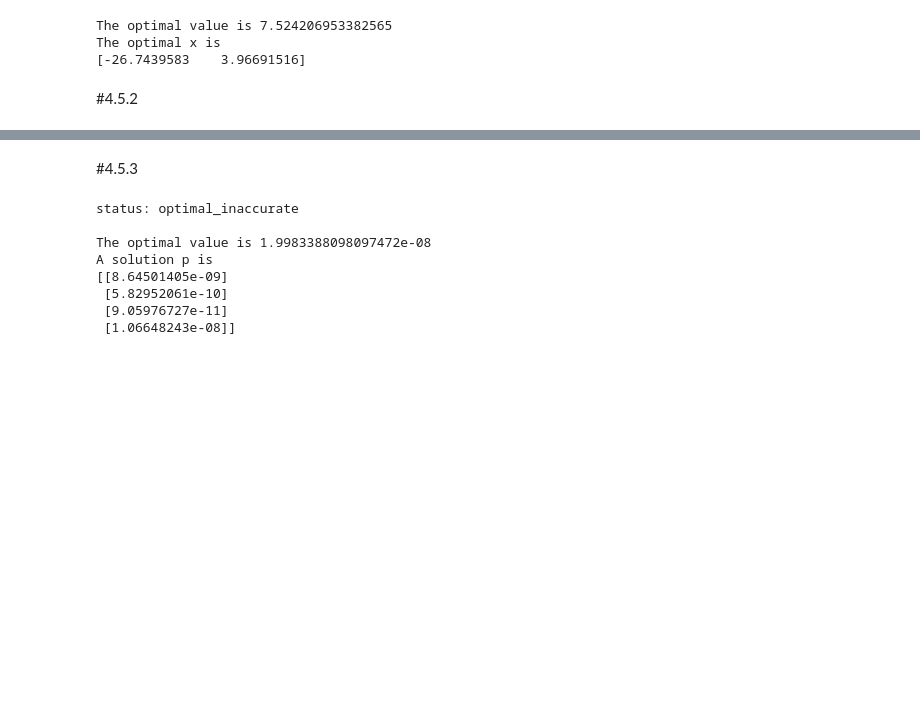
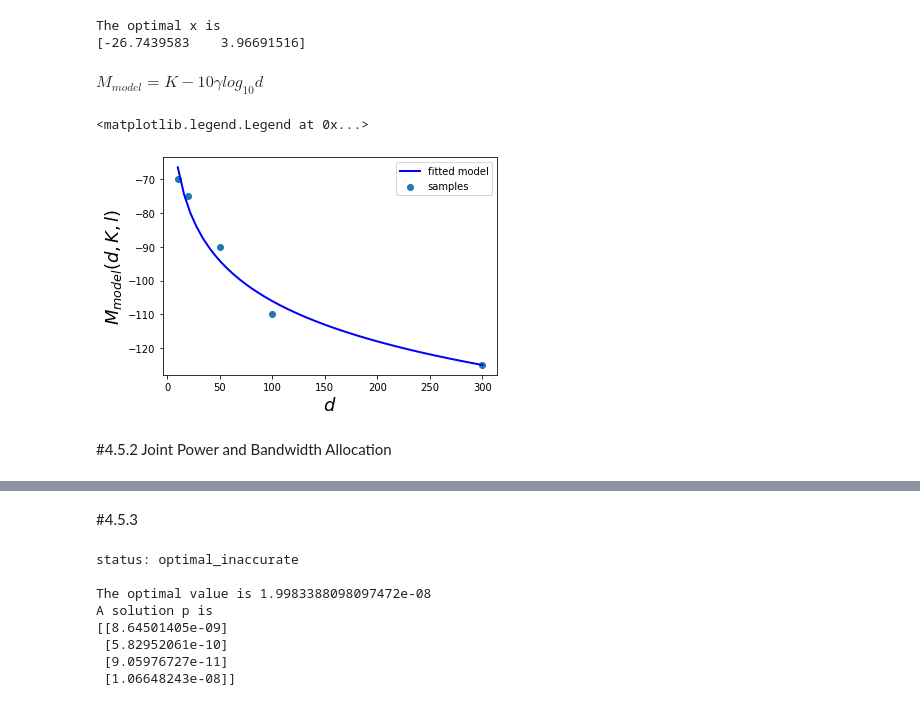
Before and after one commit to MarioBolanos/AnalisisNumerico, a Jupyter notebook: Convex_Programming.ipynb, the cells around one changed output, grey strips where cells are left out. Drawn from its saved outputs; the diff is of its cells as text; code cells hidden in the pictures; blank space fills up the shorter version.

```diff
--- a/Convex_Programming.ipynb
+++ b/Convex_Programming.ipynb
@@ -22,12 +37,37 @@ prob = cp.Problem(cp.Minimize(cost))
 prob.solve()
 
 # Print result.
-print("\nThe optimal value is", cp.norm(A @ x - b, p=2).value)
 print("The optimal x is")
-print(x.value)
+xopt = x.value
+print(xopt)
 # %% [output]
-The optimal value is 7.524206953382565
 The optimal x is
 [-26.7439583    3.96691516]
+# %% [markdown]
+$M_{model} = K−10\gamma log_{10} d$
+# %%
+# Samples
+d = np.array([10,20,50,100,300])
+# %%
+# Fitted model
+def f(x,K,l):
+  return K-10*l*math.log10(x)
+
+N = 50
+x = np.linspace(10,300,N)
+y = np.zeros(N)
+for i in range(N):
+  y[i] = f(x[i],*xopt)
+# %%
+# Plot samples and fitted model
+fig, ax = plt.subplots()
+ax.scatter(d, b, label='samples')
+ax.plot(x, y, 'b', lw=2, label='fitted model')
+ax.set_xlabel(r"$d$", fontsize=18)
+ax.set_ylabel(r"$M_{model}(d,K,l)$", fontsize=18)
+ax.legend()
+# %% [output]
+<matplotlib.legend.Legend at 0x...>
+[figure, added]
 # %% [markdown]
-#4.5.2
+#4.5.2 Joint Power and Bandwidth Allocation
```
Also changed, not shown: parts of 10 cells of this notebook.
